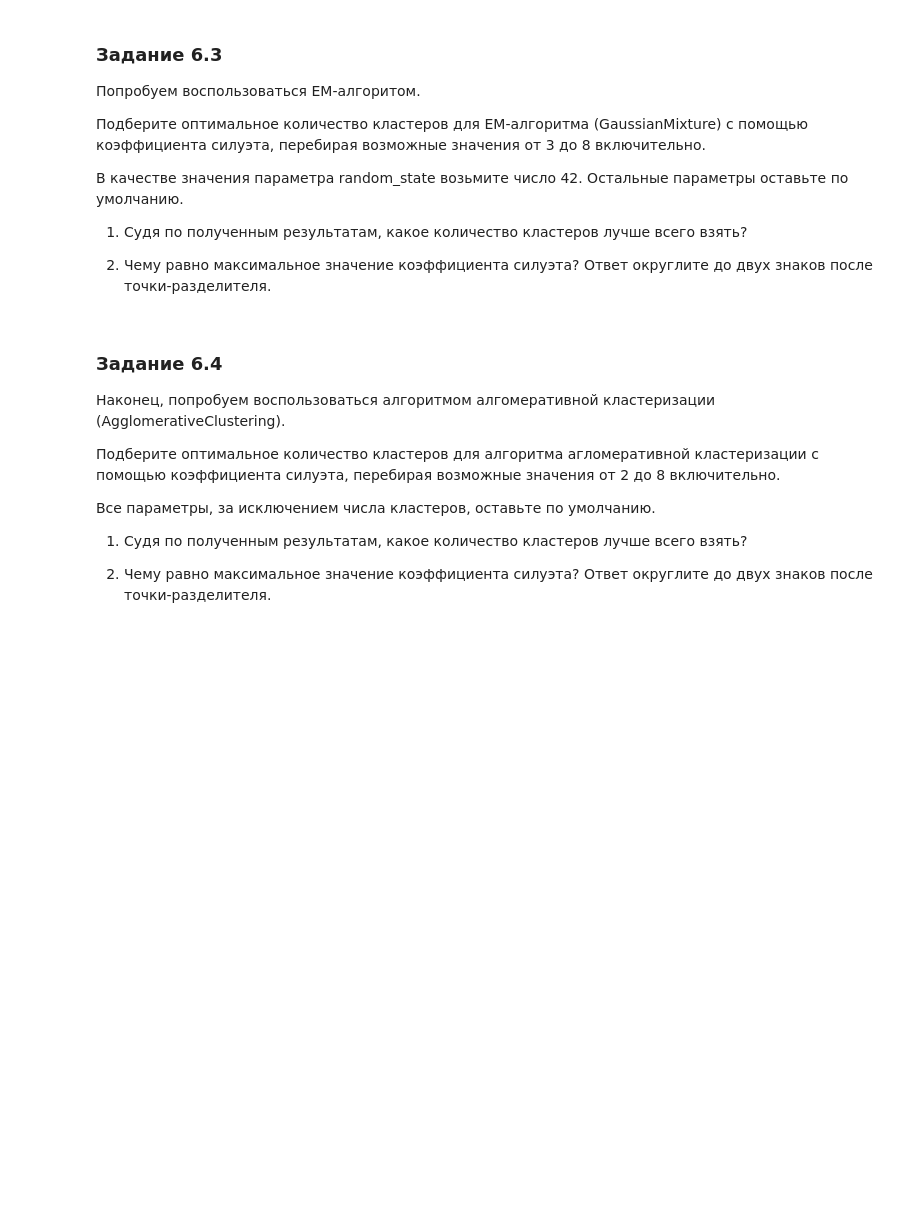
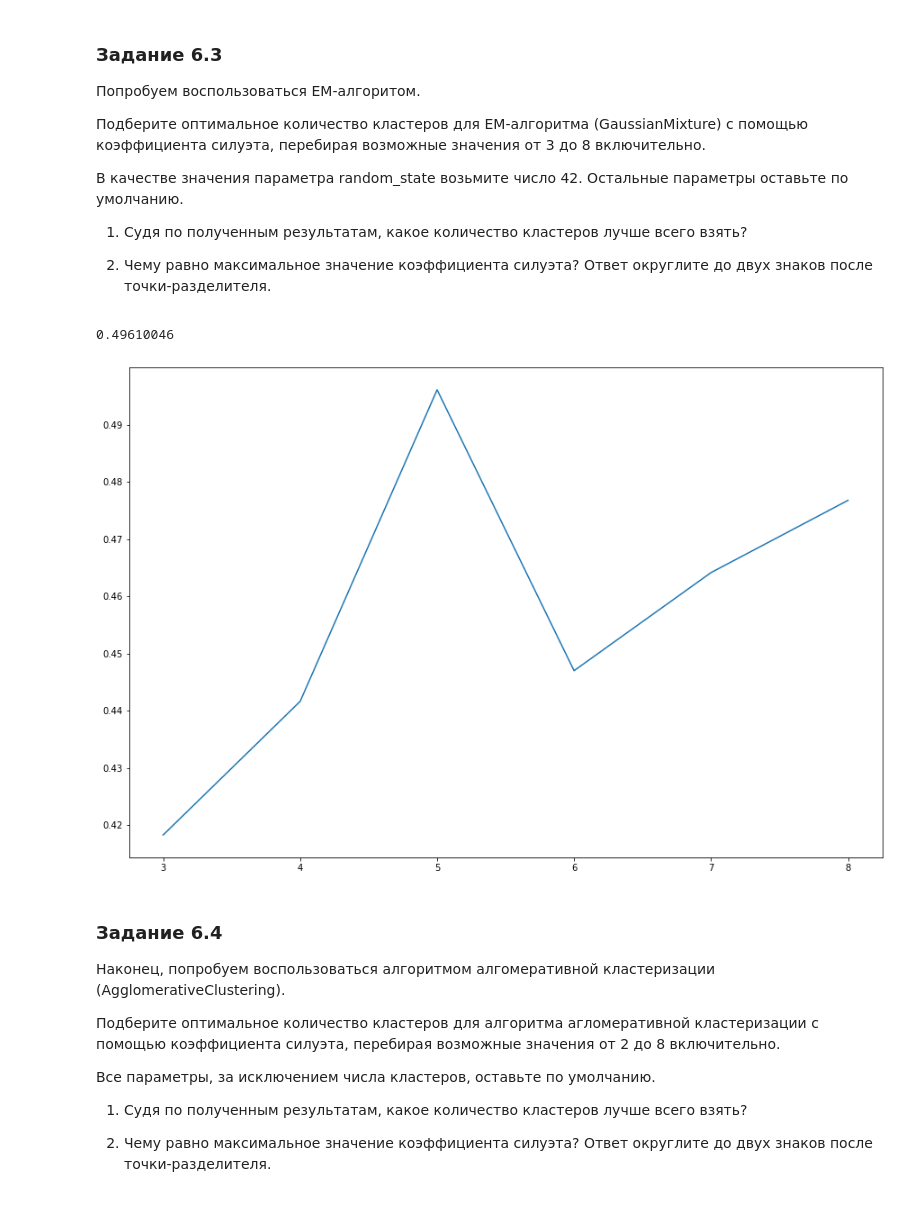
Before and after one commit to VladislavShumskiy/Projects, a Jupyter notebook: project_6/Project-6. Ноутбук-шаблон.ipynb, the cells around one changed output. Saved outputs shown, nothing was run; the diff lists cells and outputs as text; code cells hidden in the pictures; blank space fills up the shorter version.

```diff
--- a/project_6/Project-6. Ноутбук-шаблон.ipynb
+++ b/project_6/Project-6. Ноутбук-шаблон.ipynb
@@ -1027,6 +1044,20 @@ sns.scatterplot(data=rfm_table_processed, x='axis-1', y='axis-2');
 1) Судя по полученным результатам, какое количество кластеров лучше всего взять?
 
 2) Чему равно максимальное значение коэффициента силуэта? Ответ округлите до двух знаков после точки-разделителя.
+# %%
+clusters = np.arange(3,9)
+silhouettes = []
+for i in clusters:
+    model = mixture.GaussianMixture(n_components=i,random_state=42)
+    labels = model.fit_predict(data_tsne_transformed)
+    silhouettes.append(metrics.silhouette_score(data_tsne_transformed, labels))
+
+fig = plt.figure(figsize=(15,10))
+sns.lineplot(x = clusters, y = silhouettes)
+print(np.max(silhouettes))
+# %% [output]
+0.49610046
+[figure, added]
 # %% [markdown]
 ### Задание 6.4
 Наконец, попробуем воспользоваться алгоритмом алгомеративной кластеризации (AgglomerativeClustering).
```
Also changed, not shown: parts of 16 cells of this notebook, 2 other files.
